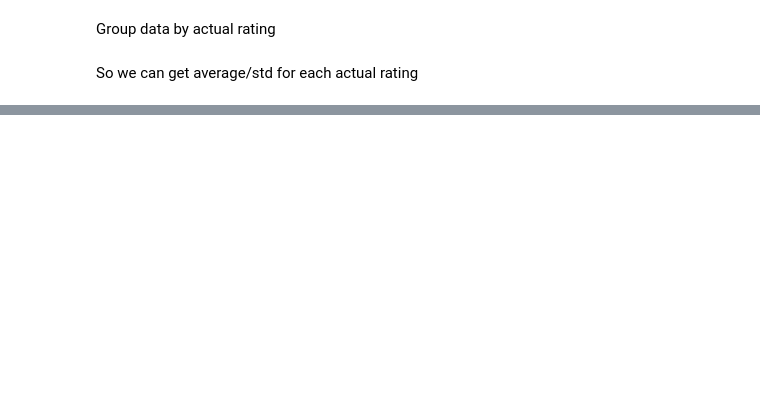
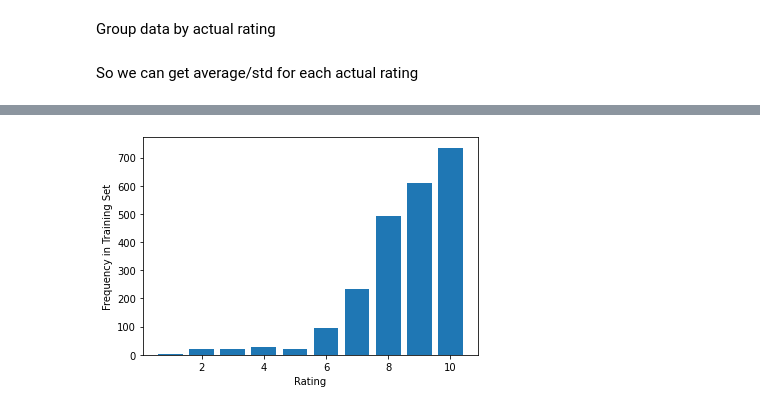
Before and after one commit to wampiter/room-rater, a Jupyter notebook: notebooks/train.ipynb, the cells around one changed output, grey strips where cells are left out. Drawn from its saved outputs; the diff is of its cells as text; code cells hidden in the pictures; blank space fills up the shorter version.

```diff
--- a/notebooks/train.ipynb
+++ b/notebooks/train.ipynb
@@ -141,0 +182,8 @@ plt.savefig('../imgs/Mean_Std_Results_MSELoss.png')
+# %%
+train_freqs = [val for key,val in tdict.items()]
+plt.bar(rate_range, train_freqs)
+plt.xlabel('Rating')
+plt.ylabel('Frequency in Training Set')
+plt.savefig(f'../imgs/train_rate_freq.png')
+# %% [output]
+[figure, added]
```
Also changed, not shown: parts of 22 cells of this notebook, 5 other files.
